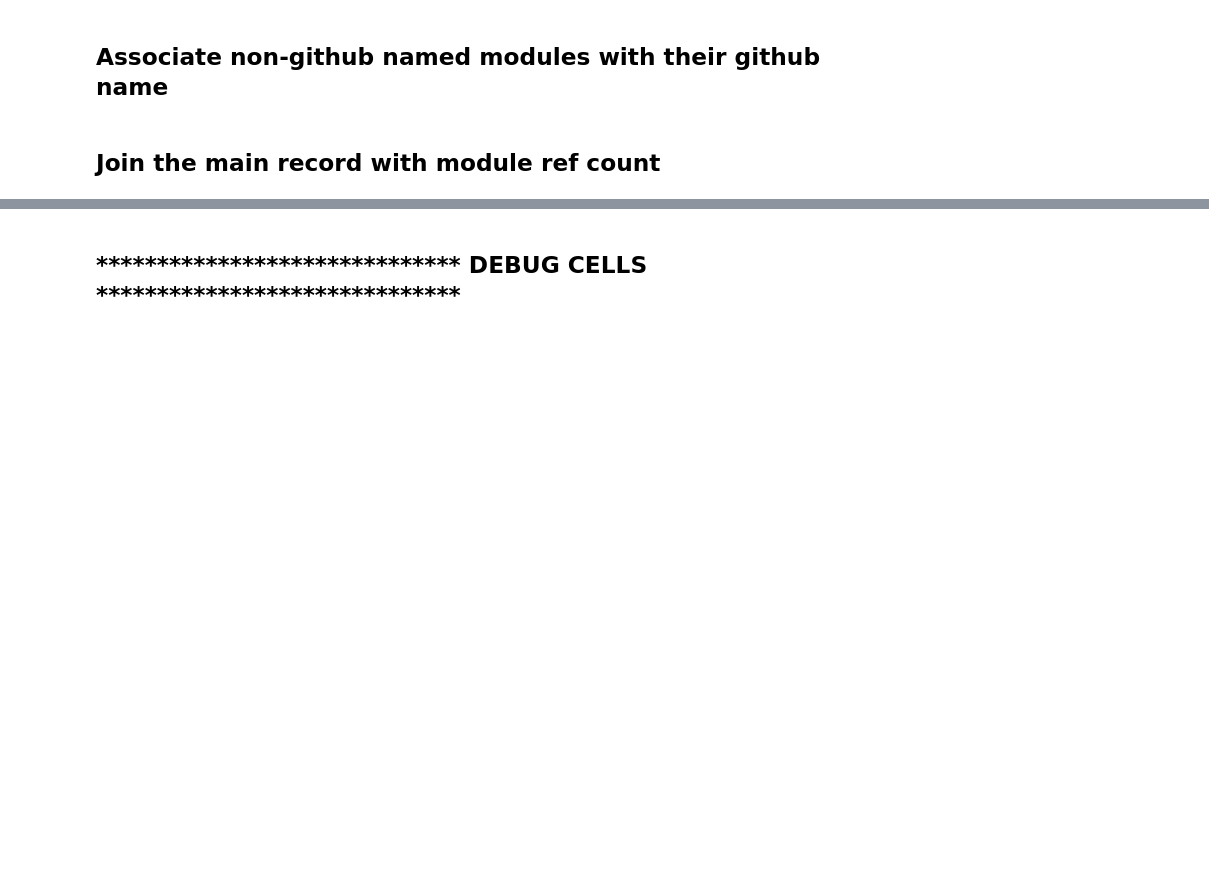
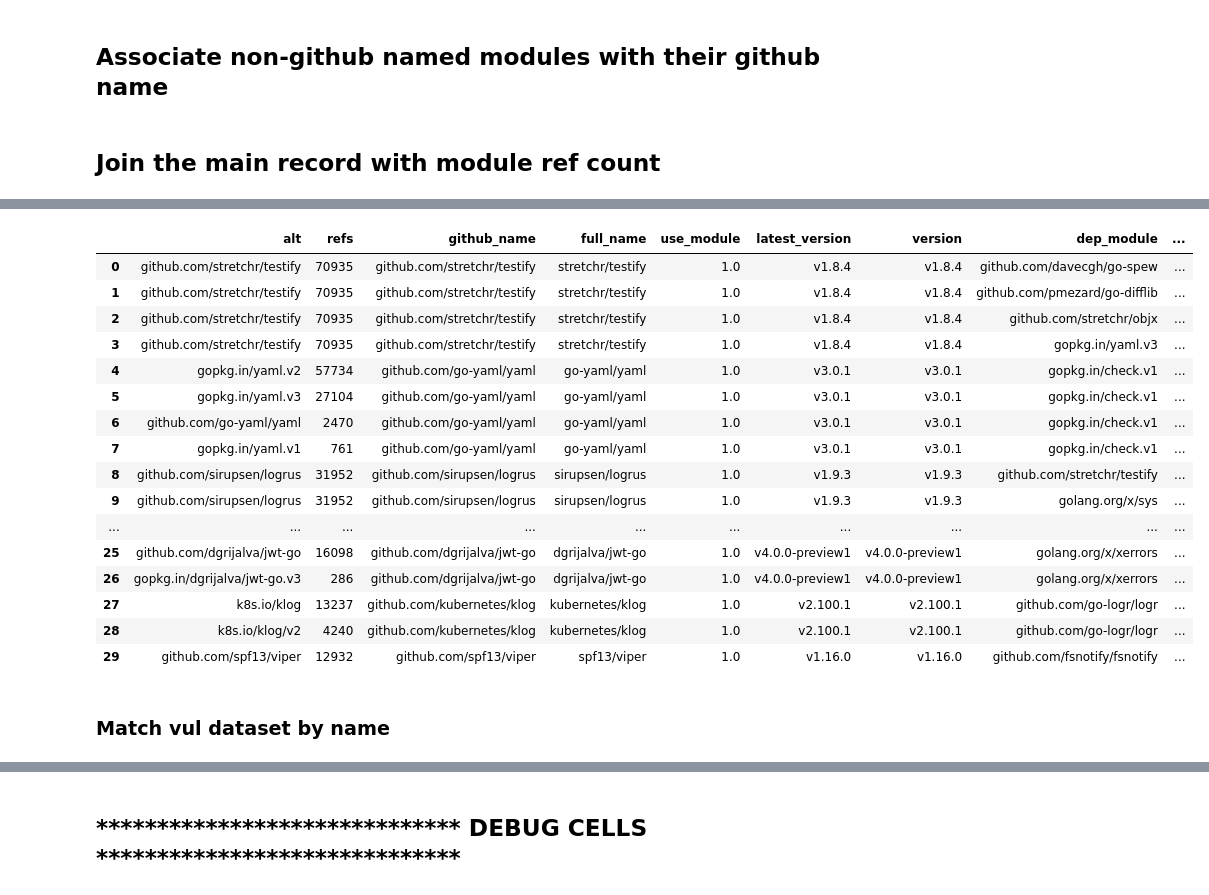
Before and after one commit to schnell18/play-data-science, a Jupyter notebook: msr-golang/etl.ipynb, the cells around one changed output, grey strips where cells are left out. Drawn from its saved outputs; the diff is of its cells as text; code cells hidden in the pictures; blank space fills up the shorter version.

```diff
--- a/msr-golang/etl.ipynb
+++ b/msr-golang/etl.ipynb
@@ -131,6 +164,37 @@ def strip_github_prefix(row):
 
 # merge main record with module ref count
 df_name_mapping = pd.read_csv("name-conv-progress.csv", parse_dates=['last_updated'])
+df_progress = pd.read_csv("mod-info.oci/progress.csv", parse_dates=["last_updated"])
+
 #df_1 = df_mod_refs.merge(df_name_mapping, how="left", on="module", right_index=False)
 df_1 = df_mod_refs.merge(df_name_mapping, how="left", on="module").drop(columns=['last_updated'])
 df_1['github_name'] = df_1.apply(copy_github_column, axis=1)
+# merge references to same library using different names
+df_2 = df_1.groupby(["github_name", "freq_ver"]).agg(
+    refs=pd.NamedAgg(column="refs", aggfunc="sum"),
+).sort_values("refs", ascending=False)
+df_2.reset_index(level=1, inplace=True)
+df_2.reset_index(level=0, inplace=True)
+df_gh = df_1.query("github_name.str.startswith('github.com')")
+df_gh['full_name'] = df_gh.apply(strip_github_prefix, axis=1)
+df_gh = df_gh.merge(df_progress, how="left", on="full_name").drop(columns=['last_updated', 'fail_reason'])
+df_gh.rename(columns={'module': 'alt'}, inplace=True)
+#df_gh = df_gh.merge(df_name_mapping, how="left", on="github_name").drop(columns=['last_updated', 'fail_reason'])
+
+df_final = df_main.merge(df_gh, how="left", on="full_name").drop(columns=["github_name"])
+df_final.sort_values("refs", ascending=False, inplace=True)
+df_final = df_final[["full_name", "alt", "latest_version", "freq_ver", "refs", "stargazers_count", "created_at" ]]
+df_final['created_at'] = df_final['created_at'].dt.year
+#df_final.astype({"refs": "int32"})
+df_final.rename(
+    columns={
+        'full_name':'Repository',
+        'stargazers_count':'Stars',
+        'refs':'Refs',
+        'created_at':'Since',
+        'freq_ver':'Most Used Version',
+        'latest_version': 'Latest Version',
+        'alt':'Import Name',
+    },
+    inplace=True
+)
@@ -254,0 +275,24 @@ df_latex.to_latex("__libs.tex", index=False)
+# %%
+df_top2000_lib_deps = df_top2000_lib.merge(df_deps, how="inner", left_on=["full_name", "latest_version"], right_on=["full_name", "version"]).drop(columns=["public_name"])
+# %%
+df_top2000_lib_deps.head(30)
+# %% [output]
+|  | alt | refs | github_name | full_name | use_module | latest_version | version | dep_module | ... |
+| 0 | github.com/stretchr/testify | 70935 | github.com/stretchr/testify | stretchr/testify | 1.0 | v1.8.4 | v1.8.4 | github.com/davecgh/go-spew | ... |
+| 1 | github.com/stretchr/testify | 70935 | github.com/stretchr/testify | stretchr/testify | 1.0 | v1.8.4 | v1.8.4 | github.com/pmezard/go-difflib | ... |
+| 2 | github.com/stretchr/testify | 70935 | github.com/stretchr/testify | stretchr/testify | 1.0 | v1.8.4 | v1.8.4 | github.com/stretchr/objx | ... |
+| 3 | github.com/stretchr/testify | 70935 | github.com/stretchr/testify | stretchr/testify | 1.0 | v1.8.4 | v1.8.4 | gopkg.in/yaml.v3 | ... |
+| 4 | gopkg.in/yaml.v2 | 57734 | github.com/go-yaml/yaml | go-yaml/yaml | 1.0 | v3.0.1 | v3.0.1 | gopkg.in/check.v1 | ... |
+| 5 | gopkg.in/yaml.v3 | 27104 | github.com/go-yaml/yaml | go-yaml/yaml | 1.0 | v3.0.1 | v3.0.1 | gopkg.in/check.v1 | ... |
+| 6 | github.com/go-yaml/yaml | 2470 | github.com/go-yaml/yaml | go-yaml/yaml | 1.0 | v3.0.1 | v3.0.1 | gopkg.in/check.v1 | ... |
+| 7 | gopkg.in/yaml.v1 | 761 | github.com/go-yaml/yaml | go-yaml/yaml | 1.0 | v3.0.1 | v3.0.1 | gopkg.in/check.v1 | ... |
+| 8 | github.com/sirupsen/logrus | 31952 | github.com/sirupsen/logrus | sirupsen/logrus | 1.0 | v1.9.3 | v1.9.3 | github.com/stretchr/testify | ... |
+| 9 | github.com/sirupsen/logrus | 31952 | github.com/sirupsen/logrus | sirupsen/logrus | 1.0 | v1.9.3 | v1.9.3 | golang.org/x/sys | ... |
+| ... | ... | ... | ... | ... | ... | ... | ... | ... | ... |
+| 25 | github.com/dgrijalva/jwt-go | 16098 | github.com/dgrijalva/jwt-go | dgrijalva/jwt-go | 1.0 | v4.0.0-preview1 | v4.0.0-preview1 | golang.org/x/xerrors | ... |
+| 26 | gopkg.in/dgrijalva/jwt-go.v3 | 286 | github.com/dgrijalva/jwt-go | dgrijalva/jwt-go | 1.0 | v4.0.0-preview1 | v4.0.0-preview1 | golang.org/x/xerrors | ... |
+| 27 | k8s.io/klog | 13237 | github.com/kubernetes/klog | kubernetes/klog | 1.0 | v2.100.1 | v2.100.1 | github.com/go-logr/logr | ... |
+| 28 | k8s.io/klog/v2 | 4240 | github.com/kubernetes/klog | kubernetes/klog | 1.0 | v2.100.1 | v2.100.1 | github.com/go-logr/logr | ... |
+| 29 | github.com/spf13/viper | 12932 | github.com/spf13/viper | spf13/viper | 1.0 | v1.16.0 | v1.16.0 | github.com/fsnotify/fsnotify | ... |
+# %% [markdown]
+### Match vul dataset by name
```
Also changed, not shown: parts of 49 cells of this notebook, 6 other files.
